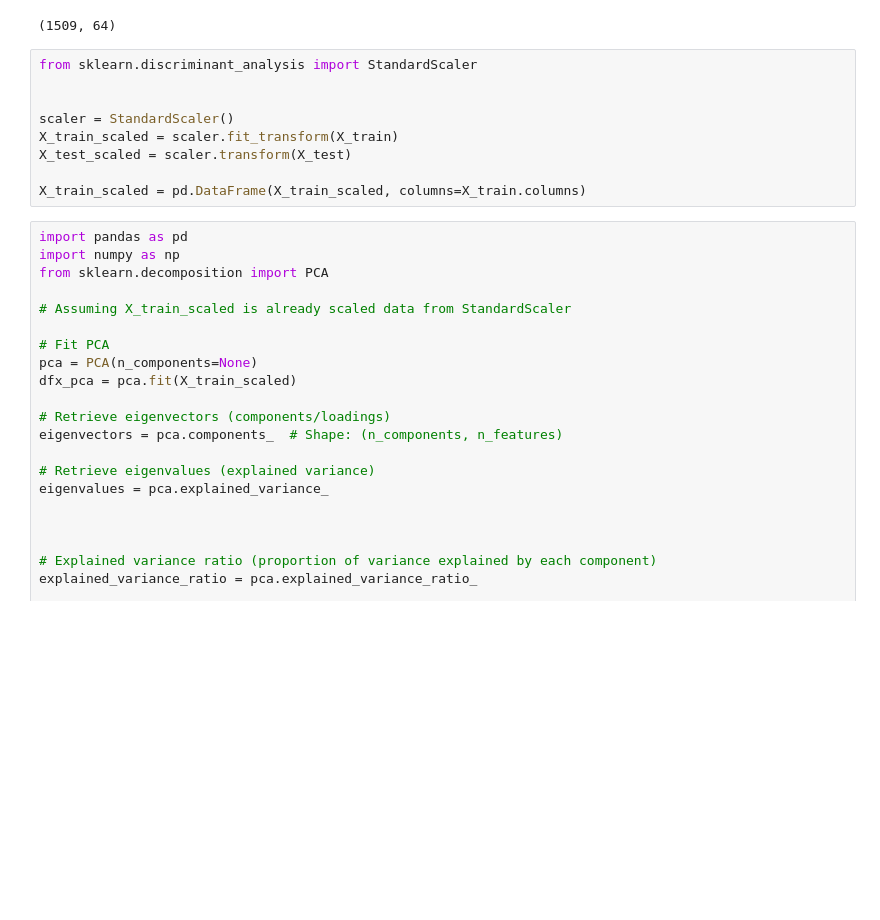
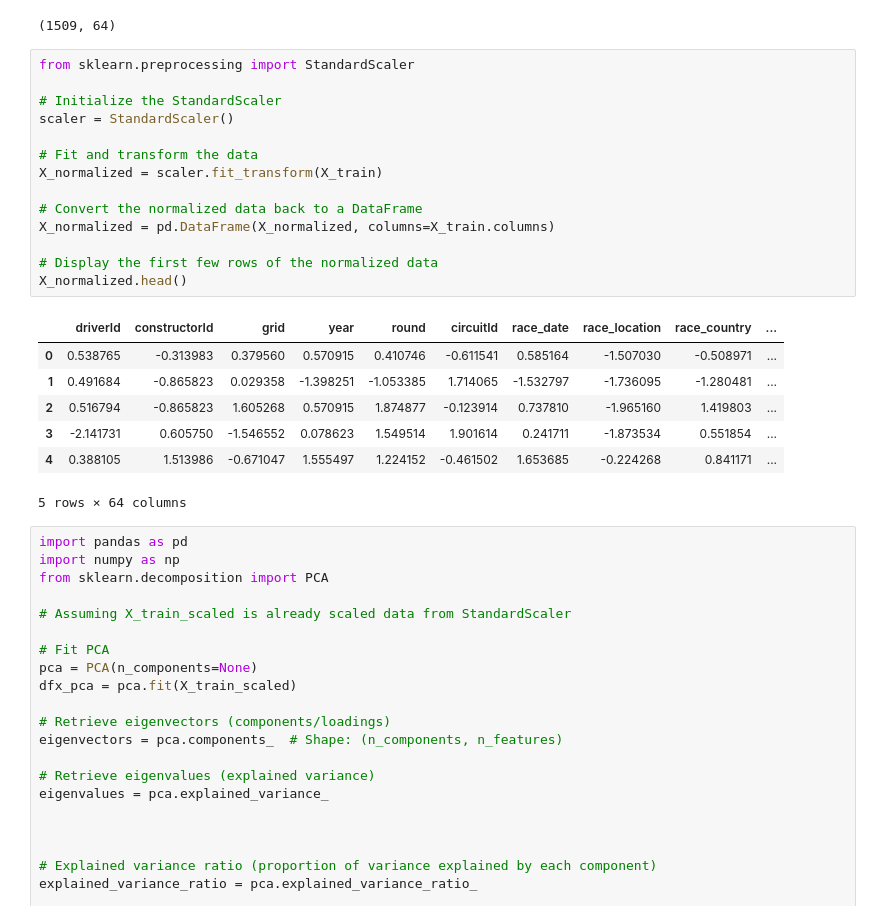
Before and after one commit to fengelnsbauer/ie500-data-mining-group7, a Jupyter notebook: src/21_profliing.ipynb, the cells around one changed output. Drawn from its saved outputs; the diff is of its cells as text; blank space fills up the shorter version.

```diff
--- a/src/21_profliing.ipynb
+++ b/src/21_profliing.ipynb
@@ -308,15 +312,28 @@ X_train.dropna(inplace=True)
 X_train.shape
 # %% [output]
 (1509, 64)
-# %%
-from sklearn.discriminant_analysis import StandardScaler
-
-
-scaler = StandardScaler()
-X_train_scaled = scaler.fit_transform(X_train)
-X_test_scaled = scaler.transform(X_test)
-
-X_train_scaled = pd.DataFrame(X_train_scaled, columns=X_train.columns)
+# %%
+from sklearn.preprocessing import StandardScaler
+
+# Initialize the StandardScaler
+scaler = StandardScaler()
+
+# Fit and transform the data
+X_normalized = scaler.fit_transform(X_train)
+
+# Convert the normalized data back to a DataFrame
+X_normalized = pd.DataFrame(X_normalized, columns=X_train.columns)
+
+# Display the first few rows of the normalized data
+X_normalized.head()
+# %% [output]
+|  | driverId | constructorId | grid | year | round | circuitId | race_date | race_location | race_country | ... |
+| 0 | 0.538765 | -0.313983 | 0.379560 | 0.570915 | 0.410746 | -0.611541 | 0.585164 | -1.507030 | -0.508971 | ... |
+| 1 | 0.491684 | -0.865823 | 0.029358 | -1.398251 | -1.053385 | 1.714065 | -1.532797 | -1.736095 | -1.280481 | ... |
+| 2 | 0.516794 | -0.865823 | 1.605268 | 0.570915 | 1.874877 | -0.123914 | 0.737810 | -1.965160 | 1.419803 | ... |
+| 3 | -2.141731 | 0.605750 | -1.546552 | 0.078623 | 1.549514 | 1.901614 | 0.241711 | -1.873534 | 0.551854 | ... |
+| 4 | 0.388105 | 1.513986 | -0.671047 | 1.555497 | 1.224152 | -0.461502 | 1.653685 | -0.224268 | 0.841171 | ... |
+5 rows × 64 columns
 # %%
 import pandas as pd
 import numpy as np
```
Also changed, not shown: parts of 1 cell of this notebook, 3 other files.
